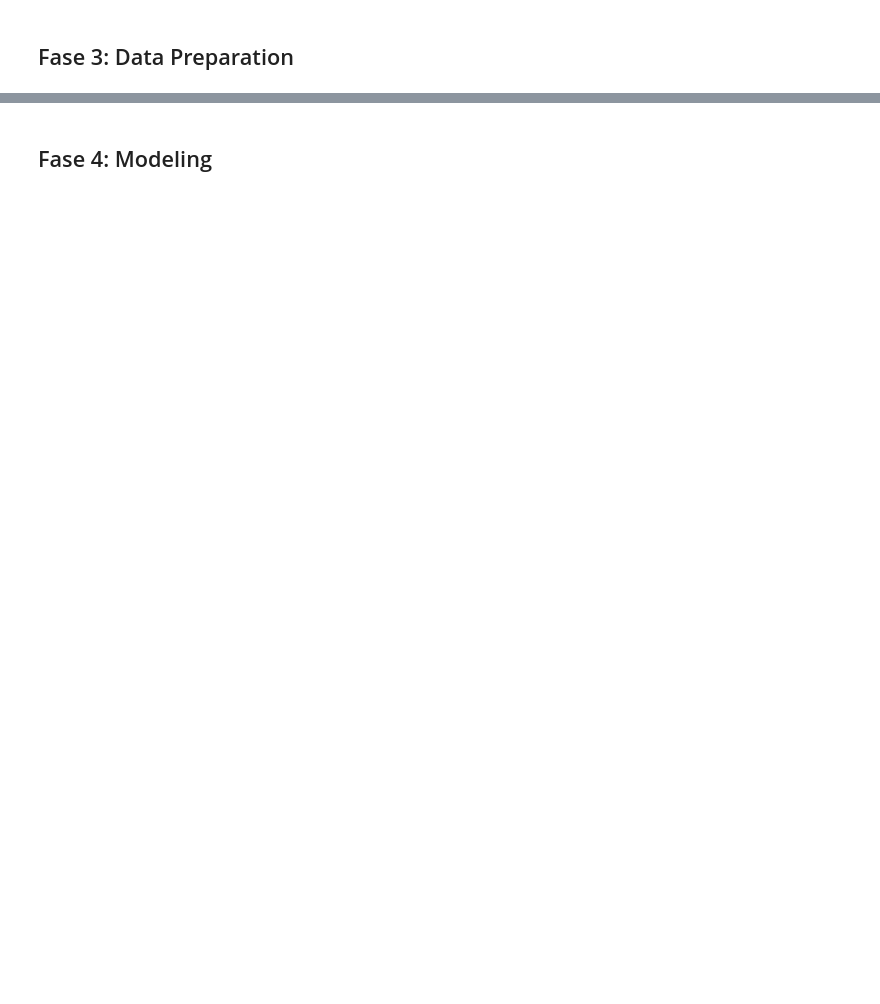
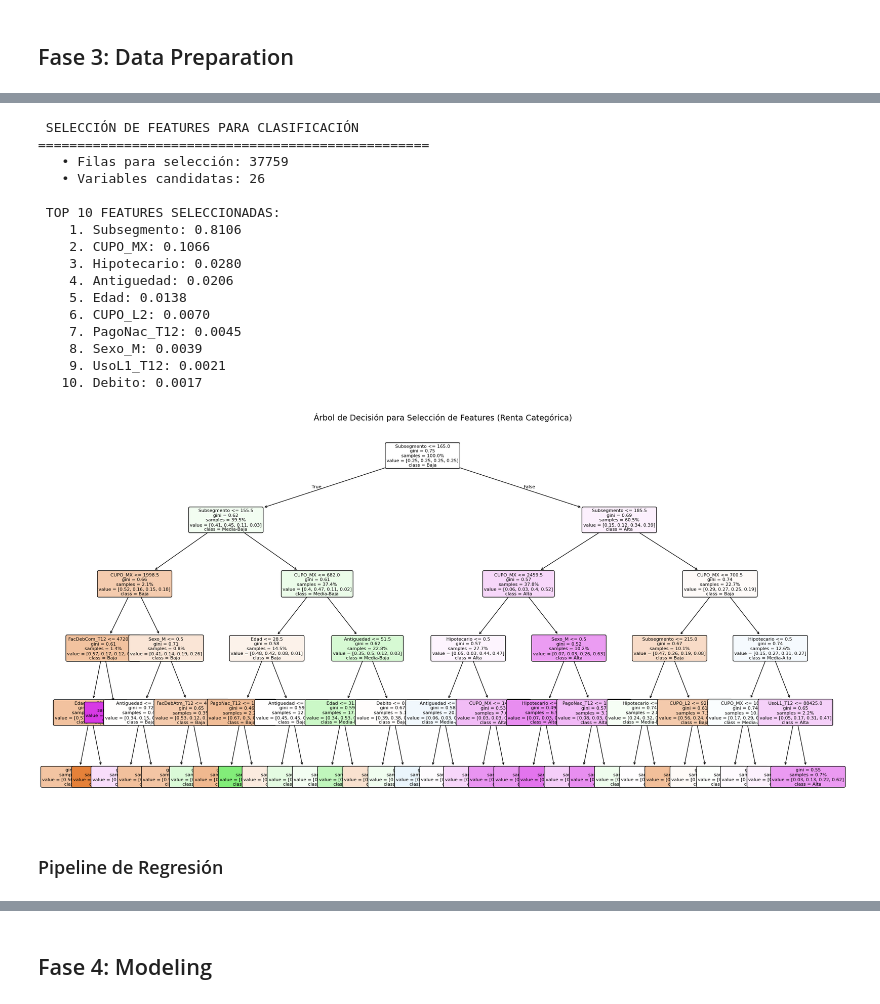
Before and after one commit to 4mnesia/MachineLearningRepo, a Jupyter notebook: Entrega3_ML.ipynb, the cells around one changed output, grey strips where cells are left out. Saved outputs shown, nothing was run; the diff lists cells and outputs as text; code cells hidden in the pictures; blank space fills up the shorter version.

```diff
--- a/Entrega3_ML.ipynb
+++ b/Entrega3_ML.ipynb
@@ -606,13 +660,0 @@ Como vas a usar tanto **regresión** como **clasificación**, lo ideal es crear
-# %%
-# -------------------------------
-#  Convertir columnas numéricas que están como object
-# -------------------------------
-df_clean = df_nucleo.copy()
-num_cols_obj = df_clean.select_dtypes(include=['object']).columns
-
-for col in num_cols_obj:
-    # Reemplazamos coma decimal por punto y convertimos a float
-    df_clean[col] = pd.to_numeric(df_clean[col].str.replace(',', '.'), errors='coerce')
-
-# Verificamos que ya no queden objetos
-print(df_clean.dtypes.value_counts())
@@ -789,0 +805,58 @@ Esto demuestra que se ha implementado correctamente la **bifurcación de los pip
+# %%
+print("\n SELECCIÓN DE FEATURES PARA CLASIFICACIÓN")
+print("=" * 50)
+
+# Usamos Renta como proxy para seleccionar features importantes
+df_fs = df_encoded.dropna(subset=['Renta']).copy()
+df_fs['Renta_cat'] = pd.qcut(df_fs['Renta'], q=4, labels=False, duplicates='drop')
+
+X_fs = df_fs.drop(['Renta', 'Renta_cat', 'CUPO_L1'], axis=1)
+y_fs = df_fs['Renta_cat']
+
+print(f"   • Filas para selección: {len(df_fs)}")
+print(f"   • Variables candidatas: {X_fs.shape[1]}")
+
+# Árbol de decisión para selección de features
+tree_selector = DecisionTreeClassifier(random_state=42, max_depth=5)
+tree_selector.fit(X_fs, y_fs)
+
+importancias_renta = pd.DataFrame({
+    'feature': X_fs.columns,
+    'importance_for_renta': tree_selector.feature_importances_
+}).sort_values('importance_for_renta', ascending=False)
+
+features_seleccionadas_clf = importancias_renta.head(10)['feature'].tolist()
+
+print(f"\n TOP 10 FEATURES SELECCIONADAS:")
+for i, feature in enumerate(features_seleccionadas_clf, 1):
+    importancia = importancias_renta[importancias_renta['feature'] == feature]['importance_for_renta'].values[0]
+    print(f"   {i:2d}. {feature}: {importancia:.4f}")
+
+# Visualización del árbol de decisión
+plt.figure(figsize=(20, 10))
+plot_tree(tree_selector, feature_names=X_fs.columns.tolist(),
+          class_names=['Baja', 'Media-Baja', 'Media-Alta', 'Alta'],
+          filled=True, rounded=True, fontsize=8, proportion=True, precision=2)
+plt.title("Árbol de Decisión para Selección de Features (Renta Categórica)", fontsize=14)
+plt.tight_layout()
+plt.show()
+# %% [output]
+ SELECCIÓN DE FEATURES PARA CLASIFICACIÓN
+==================================================
+   • Filas para selección: 37759
+   • Variables candidatas: 26
+
+ TOP 10 FEATURES SELECCIONADAS:
+    1. Subsegmento: 0.8106
+    2. CUPO_MX: 0.1066
+    3. Hipotecario: 0.0280
+    4. Antiguedad: 0.0206
+    5. Edad: 0.0138
+    6. CUPO_L2: 0.0070
+    7. PagoNac_T12: 0.0045
+    8. Sexo_M: 0.0039
+    9. UsoL1_T12: 0.0021
+   10. Debito: 0.0017
+[figure, added]
+# %% [markdown]
+### Pipeline de Regresión
```
Also changed, not shown: parts of 131 cells of this notebook, 3 other files.
